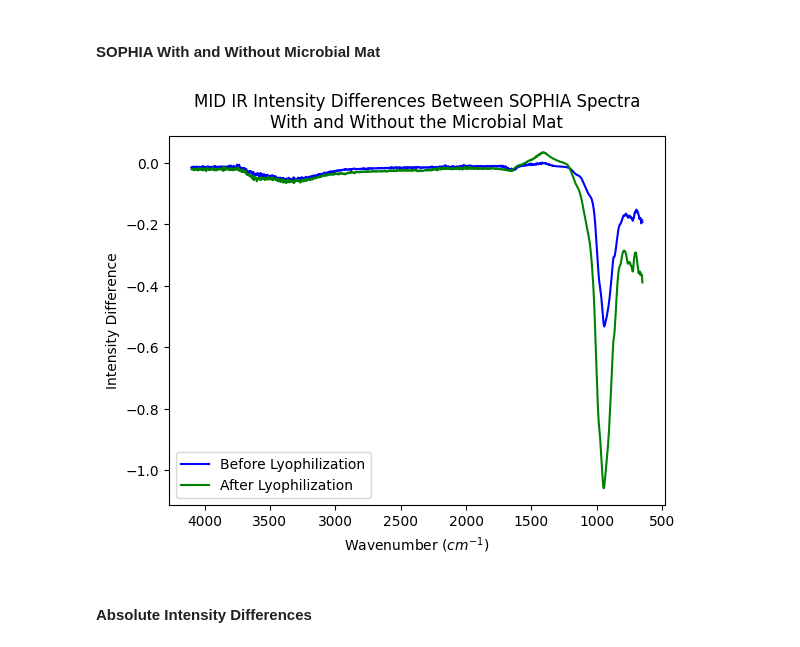
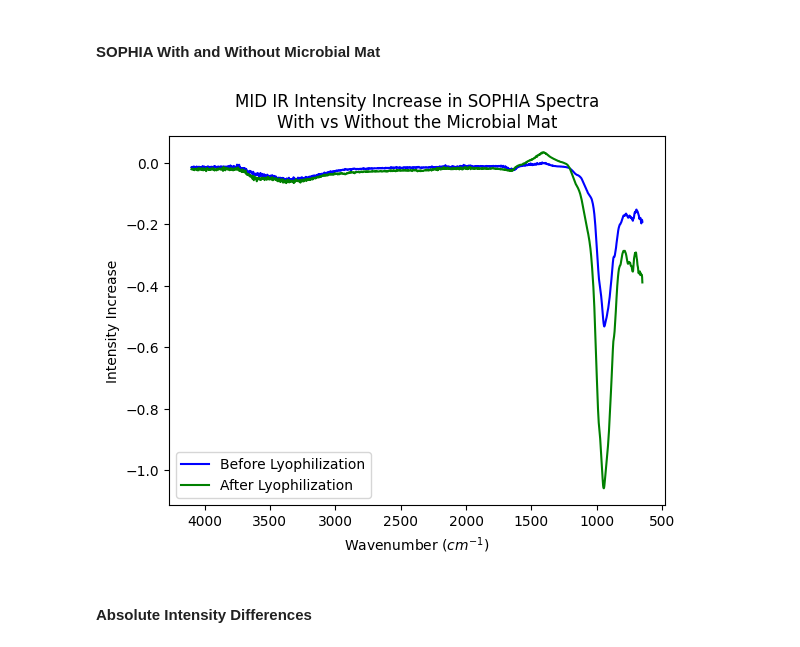
Before and after one commit to charlie-minns/mars-analogs-spectral-analysis, a Jupyter notebook: Spectral Analysis.ipynb, the cells around one changed output. Saved outputs shown, nothing was run; the diff lists cells and outputs as text; code cells hidden in the pictures.

```diff
--- a/Spectral Analysis.ipynb
+++ b/Spectral Analysis.ipynb
@@ -95,7 +102,7 @@ def plot_before_after(before, after, title):
 def plot_sample_comparison(sample_A_before, sample_B_before, sample_A_after, sample_B_after, title):
   fig, ax = plt.subplots()
   ax.set_title(title)
-  ax.set(xlabel='Wavenumber ($cm^{-1}$)', ylabel='Intensity Difference')
+  ax.set(xlabel='Wavenumber ($cm^{-1}$)', ylabel='Intensity Increase')
 
   const_wavenumbers = sample_A_before[0][0]
   n_wavenumbers = len(const_wavenumbers)
@@ -284,9 +291,9 @@ plot_sample_comparison(BEFORE_MIR["ACE SST BP5"], BEFORE_MIR["ACE SST BP6"], AFT
 # %% [markdown]
 #### SOPHIA With and Without Microbial Mat
 # %%
-plot_sample_comparison(BEFORE_MIR["SOPHIA"], BEFORE_MIR["SOPHIA MAT"], AFTER_MIR["SOPHIA"], AFTER_MIR["SOPHIA MAT"], 'MID IR Intensity Differences Between SOPHIA Spectra\nWith and Without the Microbial Mat')
+plot_sample_comparison(BEFORE_MIR["SOPHIA"], BEFORE_MIR["SOPHIA MAT"], AFTER_MIR["SOPHIA"], AFTER_MIR["SOPHIA MAT"], 'MID IR Intensity Increase in SOPHIA Spectra\nWith vs Without the Microbial Mat')
 # %% [output]
-[figure, old version]
+[figure, new version]
 # %% [markdown]
 #### Absolute Intensity Differences
 # %%
```
Also changed, not shown: parts of 11 cells of this notebook, 26 other files.
